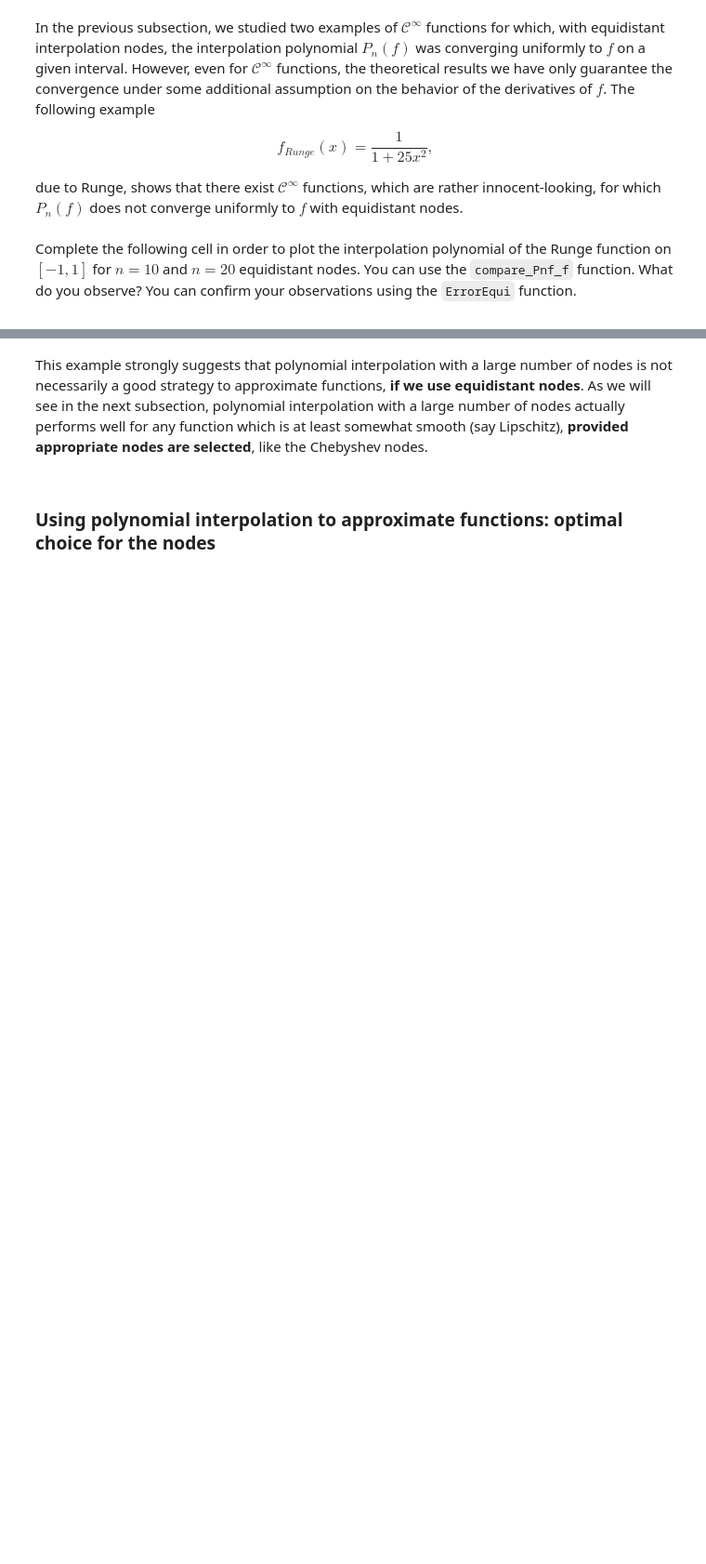
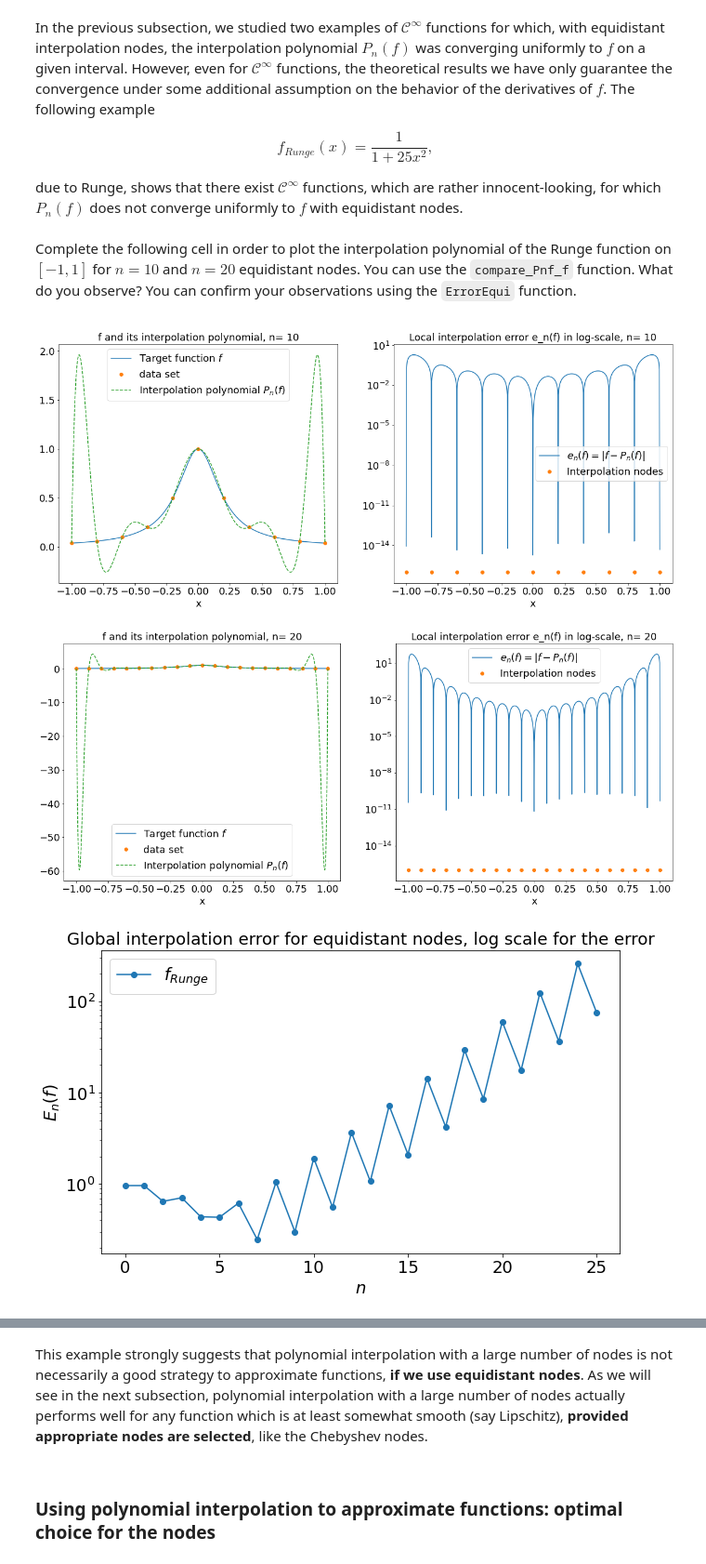
Before and after one commit to Ad1thya-R/MAA106, a Jupyter notebook: Chapter2_PolynomialApproximation/2-PolynomialApproximation.ipynb, the cells around one changed output, grey strips where cells are left out. Shown at 93% size. Saved outputs shown, nothing was run; the diff lists cells and outputs as text; code cells hidden in the pictures; blank space fills up the shorter version.

```diff
--- a/Chapter2_PolynomialApproximation/2-PolynomialApproximation.ipynb
+++ b/Chapter2_PolynomialApproximation/2-PolynomialApproximation.ipynb
@@ -640,37 +641,41 @@ Complete the following cell in order to plot the interpolation  polynomial of th
 def f_Runge(x):
     return 1/(1+25*x**2)
 
-n1 = 10000
-n2 = 20000
+n1 = 10
+n2 = 20
 x1 = np.linspace(-1, 1, n1+1) # n1+1 equispaced nodes in [-1,1]
 x2 = np.linspace(-1, 1, n2+1) # n2+1 equispaced nodes in [-1,1]
 X = np.linspace(-1, 1, 1001)  # the points at which f, P_n(f) and e_n(f) will be evaluated and plotted
 
 
 # Plots of f, P_n(f) and e_n(f), using compare_Pnf_f
 compare_Pnf_f(f_Runge, x1, X)
 
 compare_Pnf_f(f_Runge, x2, X)
 
 
 ## graphical study of the convergence
 
 nmax = 25
 
 tab_n = np.arange(0,nmax+1)
 tab_Enf_Runge = ErrorEqui(f_Runge, nmax, X) # Errors [E_0(f), E_1(f), ..., E_{nmax}(f)]
 
 plt.figure(figsize=(10, 6))
 
 plt.plot(tab_n, tab_Enf_Runge, marker='o', label='$f_{Runge}$')
 plt.legend(fontsize = 18)
 plt.yscale('log')
 plt.title('Global interpolation error for equidistant nodes, log scale for the error', fontsize = 18)
 plt.xlabel('$n$',fontsize = 18)
 plt.ylabel('$E_{n}(f)$',fontsize = 18)
 plt.tick_params(labelsize=18)
 
 plt.show()
+# %% [output]
+[figure, added]
+[figure, added]
+[figure, added]
 # %% [markdown]
 <div mardown=1, class='Answer'>
 # %% [markdown]
```
Also changed, not shown: parts of 15 cells of this notebook, 1 other file.
